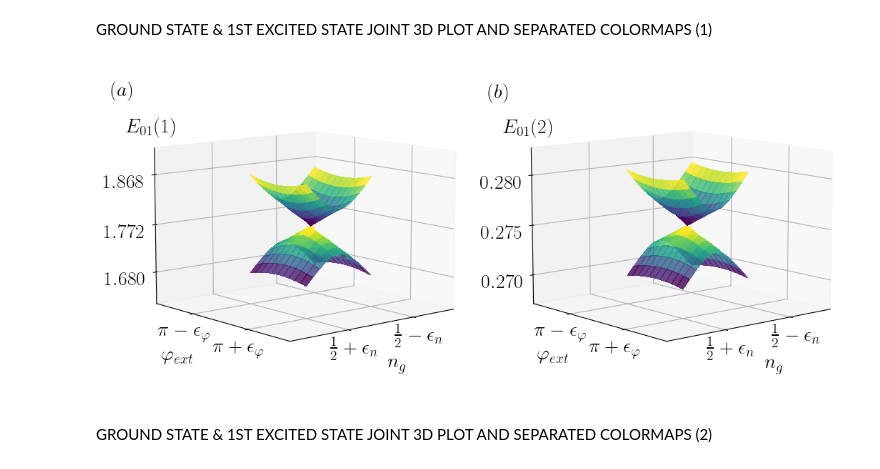
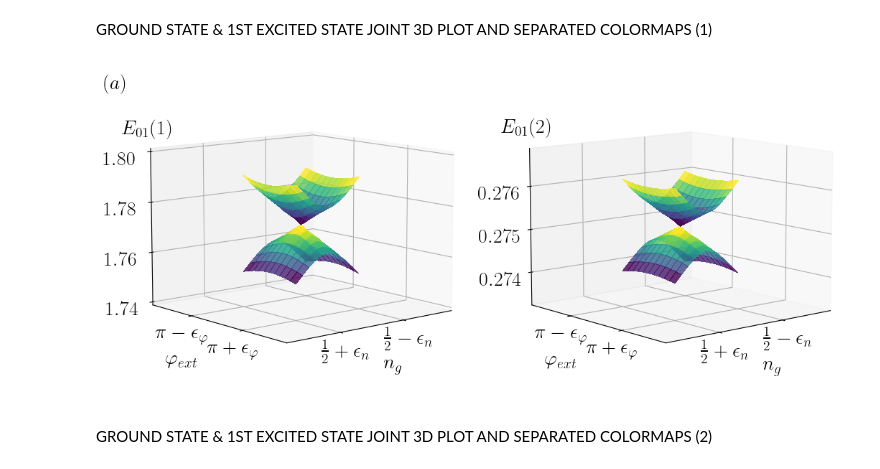
Before and after one commit to Jmalcrow/TFM, a Jupyter notebook: 3D_study_MODIFIED - 3!!!.ipynb, the cells around one changed output. Drawn from its saved outputs; the diff is of its cells as text; code cells hidden in the pictures.

```diff
--- a/3D_study_MODIFIED - 3!!!.ipynb
+++ b/3D_study_MODIFIED - 3!!!.ipynb
@@ -78,14 +78,21 @@ alpha2=(1j*(E_Cj_2/E_L_2)**(1.0/4.0))
 
 # For calculations ng
 
-ng1=np.arange(0.475,0.526,0.005) #0.025
-ng2=np.arange(0.475,0.526,0.005) #0.025
+ng1=np.arange(0.495,0.5051,0.001)
+ng2=np.arange(0.495,0.5051,0.001)
+print(r"(1%) \epsilon_n = ",0.005)
+epsilon_n=0.005
+print(ng1)
 
 # For calculations phiext
-a=np.pi-0.15
-b=np.pi+0.16
-phi_ext1=np.arange(a,b,0.03) #0.15
-phi_ext2=np.arange(a,b,0.03) #0.15
+a=np.pi-(np.pi*0.01)
+b=np.pi+(np.pi*0.01 + 0.001)
+phi_ext1=np.arange(a,b,(0.01*np.pi)*2/10)
+phi_ext2=np.arange(a,b,(0.01*np.pi)*2/10)
+print(r"(1%) \epsilon_{\varphi} = ",(0.01*np.pi))
+epsilon_phi=(0.01*np.pi)
+print(phi_ext1)
+
 
 #2Darrays
 
@@ -236,55 +243,55 @@ fig = plt.figure(figsize=(13, 6))
 ax1 = fig.add_subplot(121, projection='3d')
 surf1 = ax1.plot_surface(NG,PHI, Energies1_0, cmap="viridis", linewidth=0, antialiased=False, alpha=0.8)
 surf2 = ax1.plot_surface(NG,PHI, Energies1_1, cmap="viridis", linewidth=0, antialiased=False, alpha=0.8)
 #ax1.set_xlabel('$n_g$')
 #ax1.set_ylabel(r'$\varphi_{ext}$')
 #ax1.set_zlabel('$E_{01} (1)$')
-ax1.set_xlim(0.445,0.565)
-ax1.set_ylim(np.pi-0.35,np.pi+0.35)
-ax1.set_zlim(1.4244+0.2,2.1730-0.26)
-ax1.text(0.59,2.8,1.955,r'$E_{01} (1)$', fontsize=20)
-ax1.text(0.51,3.6,1.55,r'$n_g$', fontsize=20)
-ax1.text(0.64,3.4,1.61,r'$\varphi_{ext}$', fontsize=20)
-ax1.set_xticks([0.475,0.525],[r'$\frac{1}{2}-\epsilon_n$',r'$\frac{1}{2}+\epsilon_n$'])
-ax1.set_yticks([2.9916,3.2916],[r'$\pi - \epsilon_{\varphi}$',r'$\pi + \epsilon_{\varphi}$'])
-ax1.set_zticks([1.680,1.772,1.868],['$1.680$','$1.772$','$1.868$'])
+ax1.set_xlim(0.5-2.5*epsilon_n,0.5+2.5*epsilon_n)
+ax1.set_ylim(np.pi-2.5*epsilon_phi,np.pi+2.5*epsilon_phi)
+ax1.set_zlim(1.74,1.8)
+ax1.text(0.5+3.5*epsilon_n,np.pi-2.5*epsilon_phi,1.808,r'$E_{01} (1)$', fontsize=20)
+ax1.text(0.5,np.pi+3*epsilon_phi,1.7233,r'$n_g$', fontsize=20)
+ax1.text(0.5+4.1*epsilon_n,np.pi,1.7265,r'$\varphi_{ext}$', fontsize=20)
+ax1.set_xticks([0.5-epsilon_n,0.5+epsilon_n],[r'$\frac{1}{2}-\epsilon_n$',r'$\frac{1}{2}+\epsilon_n$'])
+ax1.set_yticks([np.pi-epsilon_phi,np.pi+epsilon_phi],[r'$\pi - \epsilon_{\varphi}$',r'$\pi + \epsilon_{\varphi}$'])
+#ax1.set_zticks([1.772],['$1.772$'])
 ax1.tick_params(axis='x', pad=-2.0)
 ax1.tick_params(axis='y', pad=2.0)
 ax1.tick_params(axis='z', pad=10.0)
-ax1.text(0.6,2.8,2.025,r'$(a)$', fontsize=20)
-ax1.scatter([0.5],[np.pi+0.17],[1.730], color='red')
+ax1.text(0.5+4*epsilon_n,np.pi-2.5*epsilon_phi,1.826,r'$(a)$', fontsize=20)
+#ax1.scatter([0.5],[np.pi+0.17],[1.730], color='red')
 ax1.view_init(10, 50)
 
 # Plot 1: 3D surface plot
 ax2 = fig.add_subplot(122, projection='3d')
 surff1 = ax2.plot_surface(NG,PHI,Energies2_0, cmap="viridis", linewidth=0, antialiased=False, alpha=0.8)
 surff2 = ax2.plot_surface(NG,PHI, Energies2_1, cmap="viridis", linewidth=0, antialiased=False, alpha=0.8)
 #ax2.set_xlabel('$n_g$')
 #ax2.set_ylabel(r'$\varphi_{ext}$')
 #ax2.set_zlabel('$E_{01} (1)$')
-ax2.set_xlim(0.445,0.565)
-ax2.set_ylim(np.pi-0.35,np.pi+0.35)
-ax2.set_zlim(0.2564+0.011,0.2984-0.016)
-ax2.text(0.59,2.8,0.2845,r'$E_{01} (2)$', fontsize=20)
-ax2.text(0.51,3.6,0.2635,r'$n_g$', fontsize=20)
-ax2.text(0.63,3.31,0.266,r'$\varphi_{ext}$', fontsize=20)
-ax2.set_xticks([0.475,0.525],[r'$\frac{1}{2}-\epsilon_n$',r'$\frac{1}{2}+\epsilon_n$'])
-ax2.set_yticks([2.9916,3.2916],[r'$\pi - \epsilon_{\varphi}$',r'$\pi + \epsilon_{\varphi}$'])
-ax2.set_zticks([0.27,0.275,0.28],['$0.270$','$0.275$','$0.280$'])
+ax2.set_xlim(0.5-2.5*epsilon_n,0.5+2.5*epsilon_n)
+ax2.set_ylim(np.pi-2.5*epsilon_phi,np.pi+2.5*epsilon_phi)
+ax2.set_zlim(0.2733,0.2768)
+ax2.text(0.5+3.5*epsilon_n,np.pi-2.5*epsilon_phi,0.2773,r'$E_{01} (2)$', fontsize=20)
+ax2.text(0.5,np.pi+3*epsilon_phi,0.2723,r'$n_g$', fontsize=20)
+ax2.text(0.5+4.1*epsilon_n,np.pi,0.2725,r'$\varphi_{ext}$', fontsize=20)
+ax2.set_xticks([0.5-epsilon_n,0.5+epsilon_n],[r'$\frac{1}{2}-\epsilon_n$',r'$\frac{1}{2}+\epsilon_n$'])
+ax2.set_yticks([np.pi-epsilon_phi,np.pi+epsilon_phi],[r'$\pi - \epsilon_{\varphi}$',r'$\pi + \epsilon_{\varphi}$'])
+#ax2.set_zticks([0.275],['$0.275$'])
 ax2.tick_params(axis='x', pad=-2.0)
 ax2.tick_params(axis='y', pad=2.0)
 ax2.tick_params(axis='z', pad=10.0)
-ax2.text(0.6,2.8,0.288,r'$(b)$', fontsize=20)
+#ax2.text(0.6,2.8,0.288,r'$(b)$', fontsize=20)
 ax2.view_init(10, 50)
 
 # Adjust the spacing between subplots
 fig.subplots_adjust(wspace=0.1)
 
 # Show the figure
 #plt.savefig('E01_1&2_DEF_PRUEBA1.png',dpi=300,bbox_inches='tight')
 plt.show()
 # %% [output]
-[figure, old version]
+[figure, new version]
 # %% [markdown]
 GROUND STATE & 1ST EXCITED STATE JOINT 3D PLOT AND SEPARATED COLORMAPS (2)
 # %%
```
Also changed, not shown: parts of 6 cells of this notebook.
